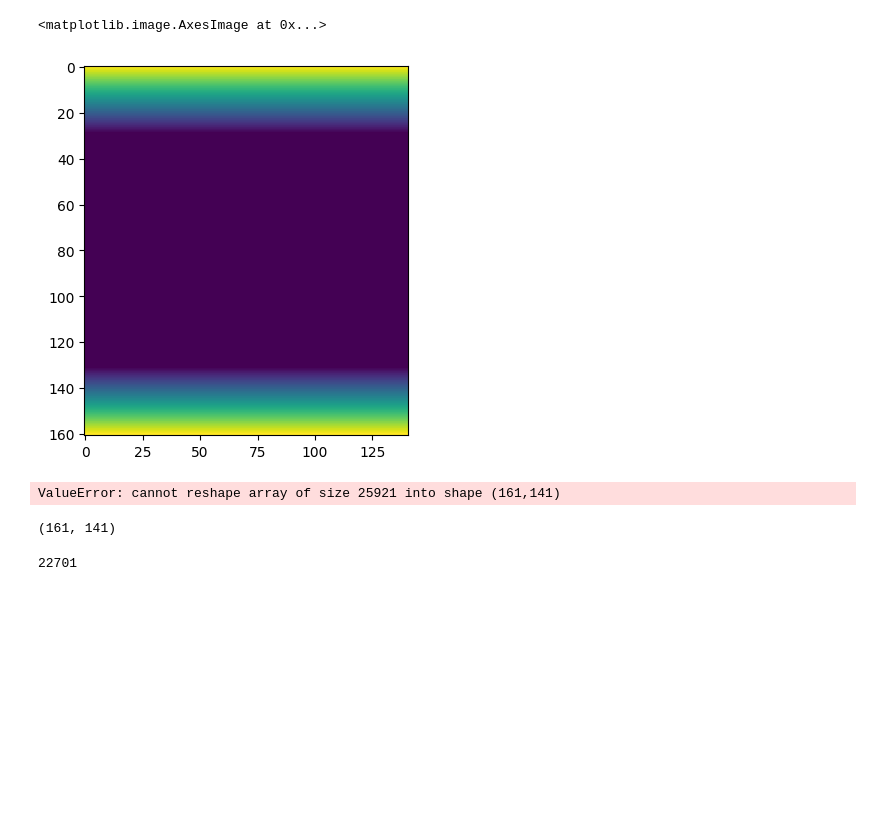
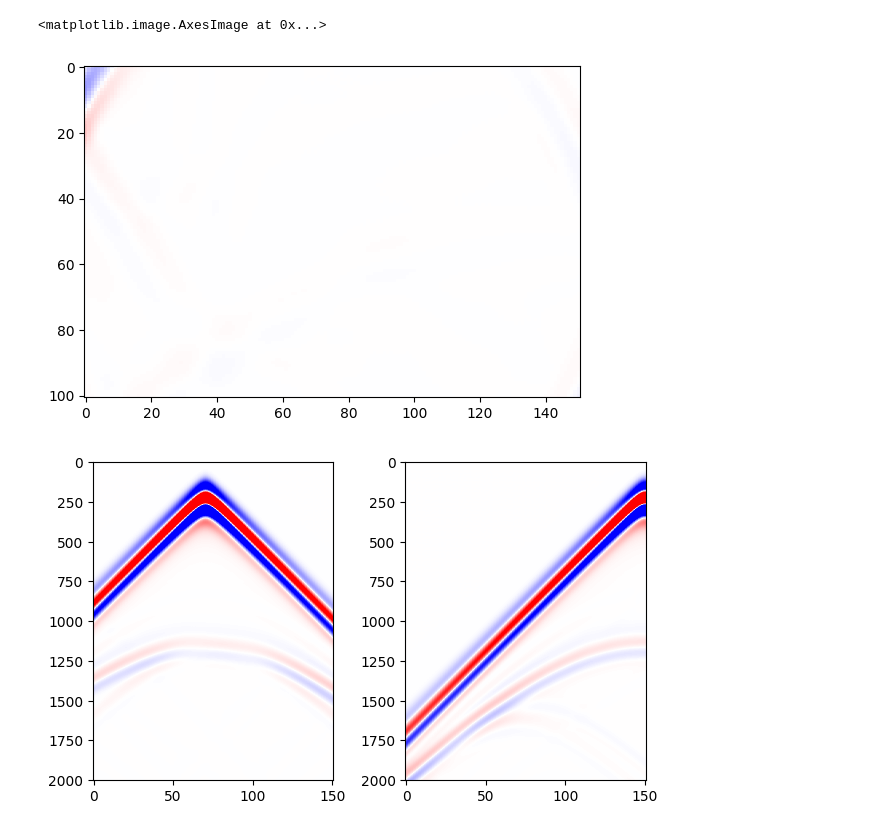
Before and after one commit to zzar43/SeisImaging, a Jupyter notebook: main.ipynb, the cells around one changed output. Saved outputs shown, nothing was run; the diff lists cells and outputs as text; code cells hidden in the pictures; blank space fills up the shorter version.

```diff
--- a/main.ipynb
+++ b/main.ipynb
@@ -65,15 +66,0 @@ Aborted
-# %%
-plt.imshow(model.sigma_x)
-# %% [output]
-<matplotlib.image.AxesImage at 0x...>
-[figure, removed]
-# %%
-# read
-
-f = open('./data/temp_cpp.json')
-data = json.load(f)
-f.close()
-
-u2 = np.array(data["u2"]).reshape(Nx+2*pml_len, Ny+2*pml_len)
-# %% [output]
-ValueError: cannot reshape array of size 25921 into shape (161,141)
@@ -82,8 +67,17 @@ u2 = np.array(data["u2"])
-# %%
-model.c_pml.shape
-# %% [output]
-(161, 141)
-# %%
-161 * 141
-# %% [output]
-22701
+# %%
+u2 = ReadWavefield(model)
+val = 1e-4
+plt.imshow(u2.transpose(), cmap="bwr", clim=[-val,val])
+# %% [output]
+<matplotlib.image.AxesImage at 0x...>
+[figure, added]
+# %%
+seis = ReadSeisMulti(model)
+val = 1e-4
+plt.subplot(121)
+plt.imshow(seis[7].transpose(), cmap="bwr", clim=[-val,val], aspect=0.1)
+plt.subplot(122)
+plt.imshow(seis[-1].transpose(), cmap="bwr", clim=[-val,val], aspect=0.1)
+plt.tight_layout()
+# %% [output]
+[figure, added]
```
Also changed, not shown: parts of 5 cells of this notebook, 11 other files.
